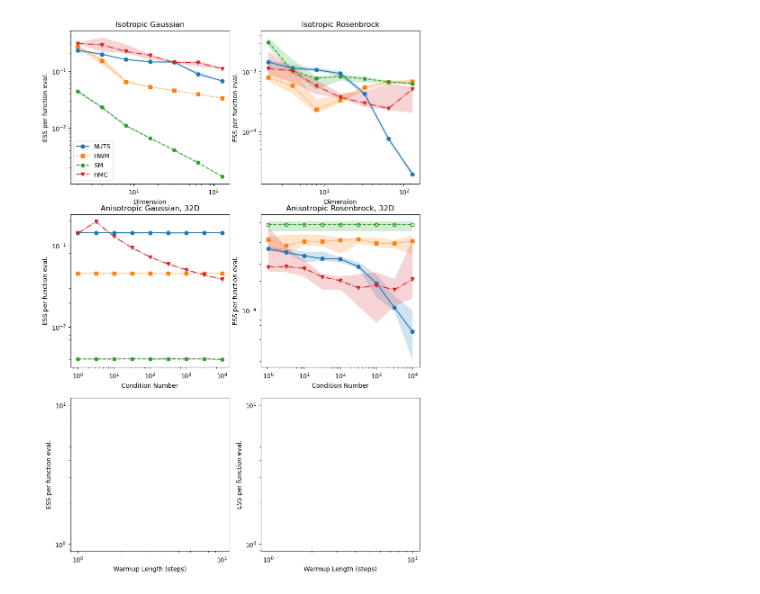
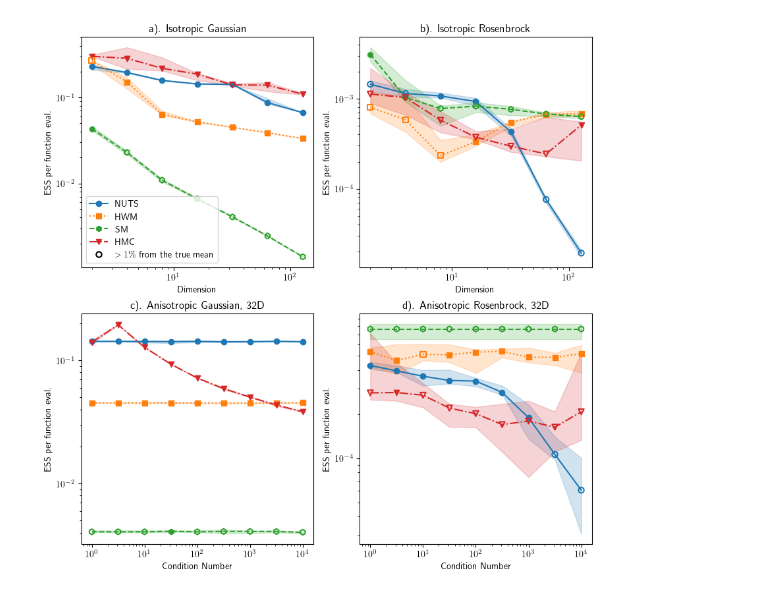
Before and after one commit to JackFoley02/AffineInvariantSamplers, a Jupyter notebook: plots.ipynb, the cells around one changed output. Cells and saved outputs as stored; diff of their text form; code cells hidden in the pictures.

```diff
--- a/plots.ipynb
+++ b/plots.ipynb
@@ -138,12 +98,22 @@ Text(0.5, 1.0, 'Isotropic Rosenbrock')
 # %%
-fig, ax = plt.subplots(3, 2, figsize = (10, 15))
+fig, ax = plt.subplots(2, 2, figsize = (10, 10))
+
+results_dims_g = np.load("Gaussian_dimension_zipped_results.npz")
+results_cond_g = np.load("Gaussian_cond_zipped_results.npz")
+results_cond_rb = np.load("Rosenbrock_cond_zipped_results.npz")
+results_dims_r = np.load("Rosenbrock_dimension_zipped_results.npz")
+
+
 
 #Constants:
 dims = [2, 4, 8, 16, 32, 64, 128]
 conds = [1, 3.162, 10, 31.62, 100, 316.2, 1000, 3162, 10000]
-linestyle = ['-', ':', '--', '-.']
-label = ['NUTS', 'HWM', 'SM', 'HMC']
-marker = ['o', 's', 'h', 'v']
+sampler_names = ['Dense-mass NUTS', 'Hamiltonian Walk Move', 'Stretch Move', 'HMC']
+labels = dict(zip(sampler_names, ['NUTS', 'HWM', 'SM', 'HMC']))
+styles = dict(zip(sampler_names, ['-', ':', '--', '-.']))
+markers = dict(zip(sampler_names, ['o', 's', 'h', 'v']))
+default_colors = plt.rcParams['axes.prop_cycle'].by_key()['color']
+colors = dict(zip(sampler_names, default_colors))
 
 
 ESSpg_meds_cg = results_cond_g['ESS_med']
@@ -167,38 +137,59 @@ for axes in ax.flatten():
     axes.set_xscale('log')
     axes.set_ylabel('ESS per function eval.')
 
-for values, labels, markers, linestyles, top, bot in zip(ESSpg_meds_dg, label, marker, linestyle, top_dg, bot_dg):
-    ax[0,0].plot(dims, values, marker =markers, linestyle = linestyles, label = labels)
-    ax[0,0].fill_between(dims, top, bot, alpha = 0.2)
+for values, top, bot, sampler in zip(ESSpg_meds_dg, top_dg, bot_dg, sampler_names):
+    recovered = parameter_recovery_mask(
+        'GaussianResultsM', 'd', dims, sampler, 'Gaussian'
+    )
+    plot_sweep_series(
+        ax[0,0], dims, values, recovered, marker=markers[sampler],
+        color=colors[sampler], linestyle=styles[sampler]
+    )
+    ax[0,0].fill_between(dims, bot, top, color=colors[sampler], alpha=0.2)
 
-for values, labels, markers, linestyles, top, bot in zip(ESSpg_meds_dr, label, marker, linestyle, top_dr, bot_dr):
-    ax[0,1].plot(dims, values, marker =markers, linestyle = linestyles, label = labels)
-    ax[0,1].fill_between(dims, top, bot, alpha = 0.2)
+for values, top, bot, sampler in zip(ESSpg_meds_dr, top_dr, bot_dr, sampler_names):
+    recovered = parameter_recovery_mask(
+        'RosenbrockResultsM', 'd', dims, sampler, 'Paired Rosenbrock'
+    )
+    plot_sweep_series(
+        ax[0,1], dims, values, recovered, marker=markers[sampler],
+        color=colors[sampler], linestyle=styles[sampler]
+    )
+    ax[0,1].fill_between(dims, bot, top, color=colors[sampler], alpha=0.2)
 
-for values, labels, markers, linestyles, top, bot in zip(ESSpg_meds_cg, label, marker, linestyle, top_cg, bot_cg):
-    ax[1,0].plot(conds, values, marker =markers, linestyle = linestyles, label = labels)
-    ax[1,0].fill_between(conds, top, bot, alpha = 0.2)
+for values, top, bot, sampler in zip(ESSpg_meds_cg, top_cg, bot_cg, sampler_names):
+    recovered = parameter_recovery_mask(
+        'GaussianResultsC', 'c', conds, sampler, 'Gaussian'
+    )
+    plot_sweep_series(
+        ax[1,0], conds, values, recovered, marker=markers[sampler],
+        color=colors[sampler], linestyle=styles[sampler]
+    )
+    ax[1,0].fill_between(conds, bot, top, color=colors[sampler], alpha=0.2)
 
-for values, labels, markers, linestyles, top, bot in zip(ESSpg_meds_cr, label, marker, linestyle, top_cr, bot_cr):
-    if labels == 'SM':
-        ax[1,1].plot(conds, values, marker = markers, linestyle = linestyles, markerfacecolor = 'none', markeredgecolor = 'green')
-        ax[1,1].fill_between(conds, top, bot, alpha = 0.2)
-
-    else:
-        ax[1,1].plot(conds, values, marker =markers, linestyle = linestyles, label = labels)
-        ax[1,1].fill_between(conds, top, bot, alpha = 0.2)
+for values, top, bot, sampler in zip(ESSpg_meds_cr, top_cr, bot_cr, sampler_names):
+    recovered = parameter_recovery_mask(
+        'RosenbrockResultsC', 'c', conds, sampler, 'Paired Rosenbrock'
+    )
+    plot_sweep_series(
+        ax[1,1], conds, values, recovered, marker=markers[sampler],
+        color=colors[sampler], linestyle=styles[sampler]
+    )
+    ax[1,1].fill_between(conds, bot, top, color=colors[sampler], alpha=0.2)
 
 
-ax[0,0].legend()
+ax[0,0].legend(handles=parameter_sweep_legend(
+    sampler_names, [labels[name] for name in sampler_names], markers, styles, colors
+))
 
-ax[0,0].set_title('Isotropic Gaussian')
-ax[0,1].set_title('Isotropic Rosenbrock')
-ax[1,0].set_title('Anisotropic Gaussian, 32D')
-ax[1,1].set_title('Anisotropic Rosenbrock, 32D')
+ax[0,0].set_title('a). Isotropic Gaussian')
+ax[0,1].set_title('b). Isotropic Rosenbrock')
+ax[1,0].set_title('c). Anisotropic Gaussian, 32D')
+ax[1,1].set_title('d). Anisotropic Rosenbrock, 32D')
 ax[0,0].set_xlabel('Dimension')
 ax[0,1].set_xlabel('Dimension')
 ax[1,0].set_xlabel('Condition Number')
 ax[1,1].set_xlabel('Condition Number')
-ax[2,0].set_xlabel('Warmup Length (steps)')
-ax[2,1].set_xlabel('Warmup Length (steps)')
+
+plt.savefig('performance.pdf', dpi = 200)
 # %% [output]
@@ -206,4 +196,4 @@ Text(0.5, 0, 'Warmup Length (steps)')
-[figure, old version]
+[figure, new version]
 # %%
 from pathlib import Path
 import json
```
Also changed, not shown: parts of 10 cells of this notebook, 7 other files.
